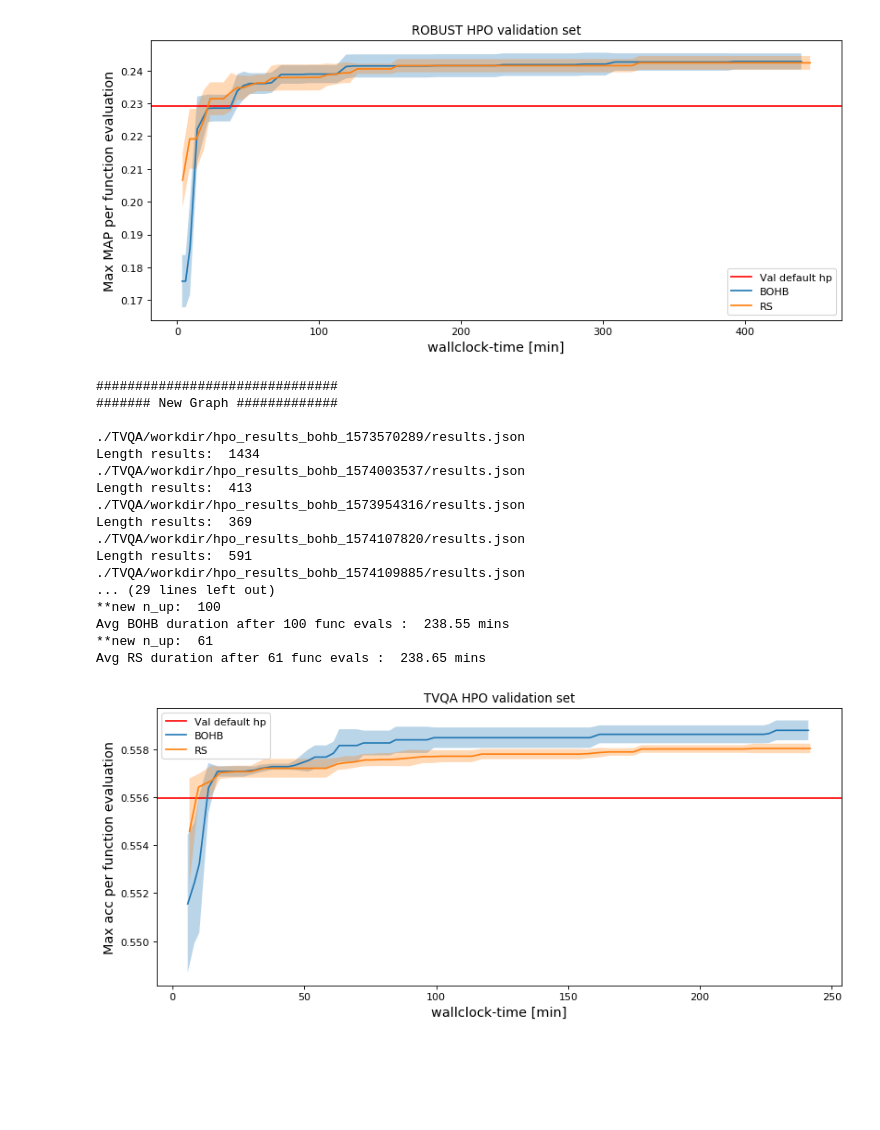
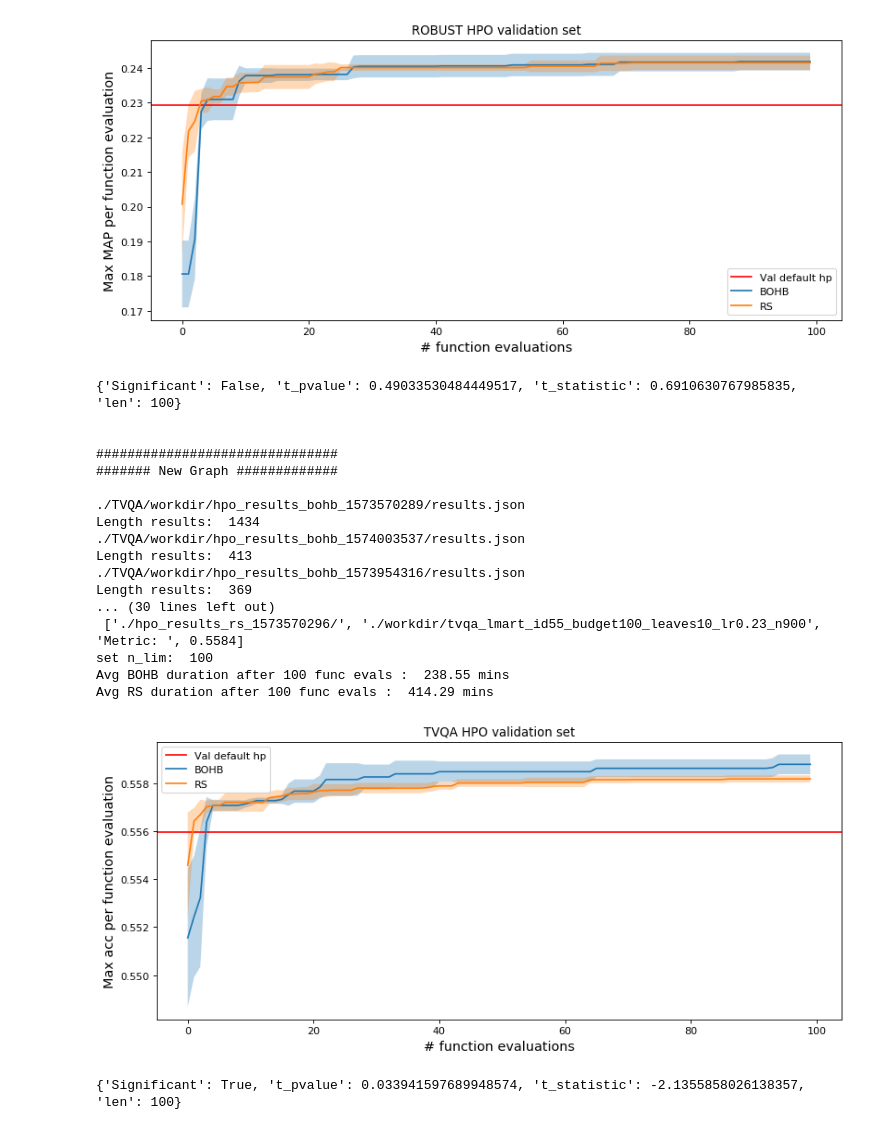
Before and after one commit to fj-morales/deep-relevance-ranking, a Jupyter notebook: models/baselines/HPO_analysis_intermediate.ipynb, the cells around one changed output. Cells and saved outputs as stored; diff of their text form; code cells hidden in the pictures; blank space fills up the shorter version.

```diff
--- a/models/baselines/HPO_analysis_intermediate.ipynb
+++ b/models/baselines/HPO_analysis_intermediate.ipynb
@@ -165,8 +166,28 @@ def get_avg_results(results_files, n_lim):
             'times': res[0]['times'][0:n_up], # Time reference of the first run, not the ebst way!
             'duration_mean': duration_mean # Time reference of the first run, not the ebst way!
            }
+# %%
+def compute_t_test(data_A, data_B, alpha=0.05):
+    np.random.seed(12345678)
+
+    min_len = min([len(data_A), len(data_B)])
+    rs_diff = [a - b for a,b in zip(data_A, data_B)]
+
+    [t_statistic, t_pvalue] = stats.ttest_1samp(rs_diff,0)
+    [t_statistic, t_pvalue] = stats.ttest_ind(data_A, data_B)
+    [t_statistic, t_pvalue] = stats.ttest_ind(data_B, data_A)
+    significant_flag = False
+    if t_pvalue < alpha:
+        significant_flag = True
+
+    return {"Significant": significant_flag,
+            't_pvalue': t_pvalue,
+            't_statistic': t_statistic,
+            'len': min_len
+            }
 # %%
 def plot_results(dataset, *plots, dev_def=0, test_def=0, n=0, n_lim=0, min_dur=0, time_flag=True):
+
     f = plt.figure(num=None, figsize=(12, 5), dpi=80, facecolor='w', edgecolor='k')
     plt.clf()
 
@@ -175,7 +196,7 @@ def plot_results(dataset, *plots, dev_def=0, test_def=0, n=0, n_lim=0, min_dur=0
     plt.axhline(y=dev_def, color='r', linestyle='-', label = 'Val default hp')
 #     plt.axhline(y=test_def, color='g', linestyle='--', label = 'Test default hp')
 
-
+    data_max = []
     for plot_data in plots:
 
         len_data = len(plot_data['loss_data'])
@@ -194,7 +215,6 @@ def plot_results(dataset, *plots, dev_def=0, test_def=0, n=0, n_lim=0, min_dur=0
 
 #         y_results = [1 - min(plot_data['loss_data'][0:i+1]) for i,x in enumerate(plot_data['loss_data'])]
 #         min_losses = get_min_loss(plot_data['loss_data'])
-
 
         metric_max_avg = [1 - x for x in plot_data['loss_data']]
 #         metric_max = [1 - x for x in min_losses]
@@ -224,7 +244,6 @@ def plot_results(dataset, *plots, dev_def=0, test_def=0, n=0, n_lim=0, min_dur=0
         else:
             plt.ylabel('Max MAP per function evaluation', fontsize = 13)
 
-
         metric_max_avg_sliced = metric_max_avg[n:n_up]
         error = np.asarray(plot_data['min_std'])
         error_sliced = error[n:n_up]
@@ -239,7 +258,7 @@ def plot_results(dataset, *plots, dev_def=0, test_def=0, n=0, n_lim=0, min_dur=0
 
 #         print(len(x_idx), len(y), len(error))
         plt.fill_between(x_idx, y-error_sliced, y+error_sliced, alpha=0.3)
-
+        data_max.append(metric_max_avg_sliced)
 #         print(p[0].get_color())
 
 #         if raw_flag: # There is no raw data with average, because I'm plotting the average of the max
@@ -255,7 +274,7 @@ def plot_results(dataset, *plots, dev_def=0, test_def=0, n=0, n_lim=0, min_dur=0
     pdf_file = 'hpo_' + dataset + '_' + x_axis + '_avg_curves.pdf'
     f.savefig(pdf_file, bbox_inches='tight')
 #     pp.close()
-    return [metric_max_avg, idx]
+    return data_max
 # %%
 # For each dataset and hpo method
 
@@ -287,6 +306,7 @@ hpo_methods = [
 adjust= 'fixed' # min|max|fixed
 n_limit = 0
 n_limit2 = 100
+alpha = 0.05
 
 for wdir, dev_def, test_def in zip(workdirs, dev_defaults, test_defaults):
 
@@ -309,7 +329,7 @@ for wdir, dev_def, test_def in zip(workdirs, dev_defaults, test_defaults):
             dataset = 'tvqa'
 
 #         print(dataset)
-        avg_res = get_avg_results(results_files, n_limit2)
+        avg_res = get_avg_results(results_files[0:5], n_limit2)
 #         n_limit_hpo = len(avg_res['loss_data'])
         dur.append(sum(avg_res['duration_mean']))
         avg_res_hpo.append(avg_res)
@@ -322,7 +342,9 @@ for wdir, dev_def, test_def in zip(workdirs, dev_defaults, test_defaults):
         n_limit = n_limit2
     print('set n_lim: ', n_limit)
 
-    [max_m, idx] = plot_results(dataset, *avg_res_hpo, dev_def=dev_def, test_def=test_def, n=0, n_lim=n_limit, min_dur=min(dur), time_flag=True)
+    data_pvalue = plot_results(dataset, *avg_res_hpo, dev_def=dev_def, test_def=test_def, n=0, n_lim=n_limit, min_dur=min(dur), time_flag=False)
+    pvalue_results = compute_t_test(data_pvalue[0], data_pvalue[1], alpha)
+    print(pvalue_results)
 
         # Plot
 
@@ -366,19 +388,20 @@ Avg RS duration after 91 func evals :  439.6 mins
-[figure, old version]
+[figure, new version]
+{'Significant': False, 't_pvalue': 0.49033530484449517, 't_statistic': 0.6910630767985835, 'len': 100}
+
+
 ###############################
 ####### New Graph #############
 
 ./TVQA/workdir/hpo_results_bohb_1573570289/results.json
 Length results:  1434
 ./TVQA/workdir/hpo_results_bohb_1574003537/results.json
 Length results:  413
 ./TVQA/workdir/hpo_results_bohb_1573954316/results.json
 Length results:  369
-./TVQA/workdir/hpo_results_bohb_1574107820/results.json
-Length results:  591
-./TVQA/workdir/hpo_results_bohb_1574109885/results.json
-... (29 lines left out)
-**new n_up:  100
+... (30 lines left out)
+ ['./hpo_results_rs_1573570296/', './workdir/tvqa_lmart_id55_budget100_leaves10_lr0.23_n900', 'Metric: ', 0.5584]
+set n_lim:  100
 Avg BOHB duration after 100 func evals :  238.55 mins
-**new n_up:  61
-Avg RS duration after 61 func evals :  238.65 mins
+Avg RS duration after 100 func evals :  414.29 mins
-[figure, old version]
+[figure, new version]
+{'Significant': True, 't_pvalue': 0.033941597689948574, 't_statistic': -2.1355858026138357, 'len': 100}
```
Also changed, not shown: parts of 2 cells of this notebook, 3 other files.
